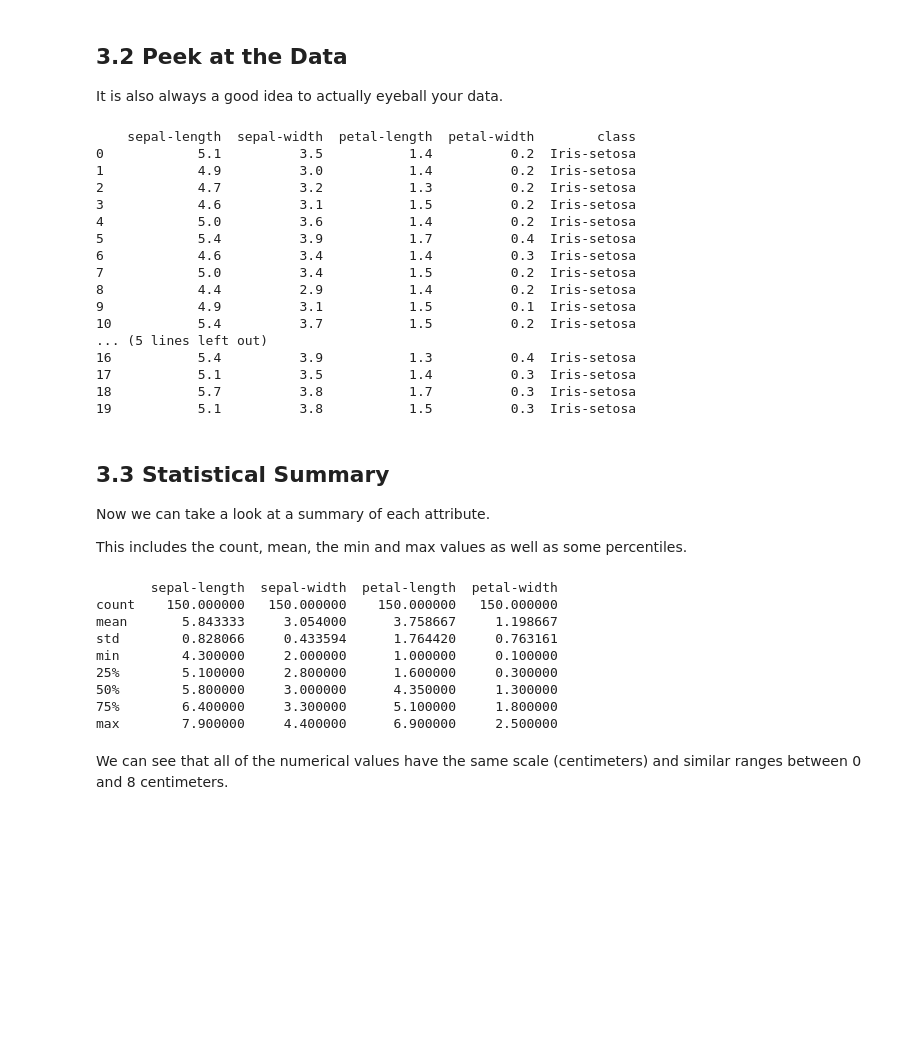
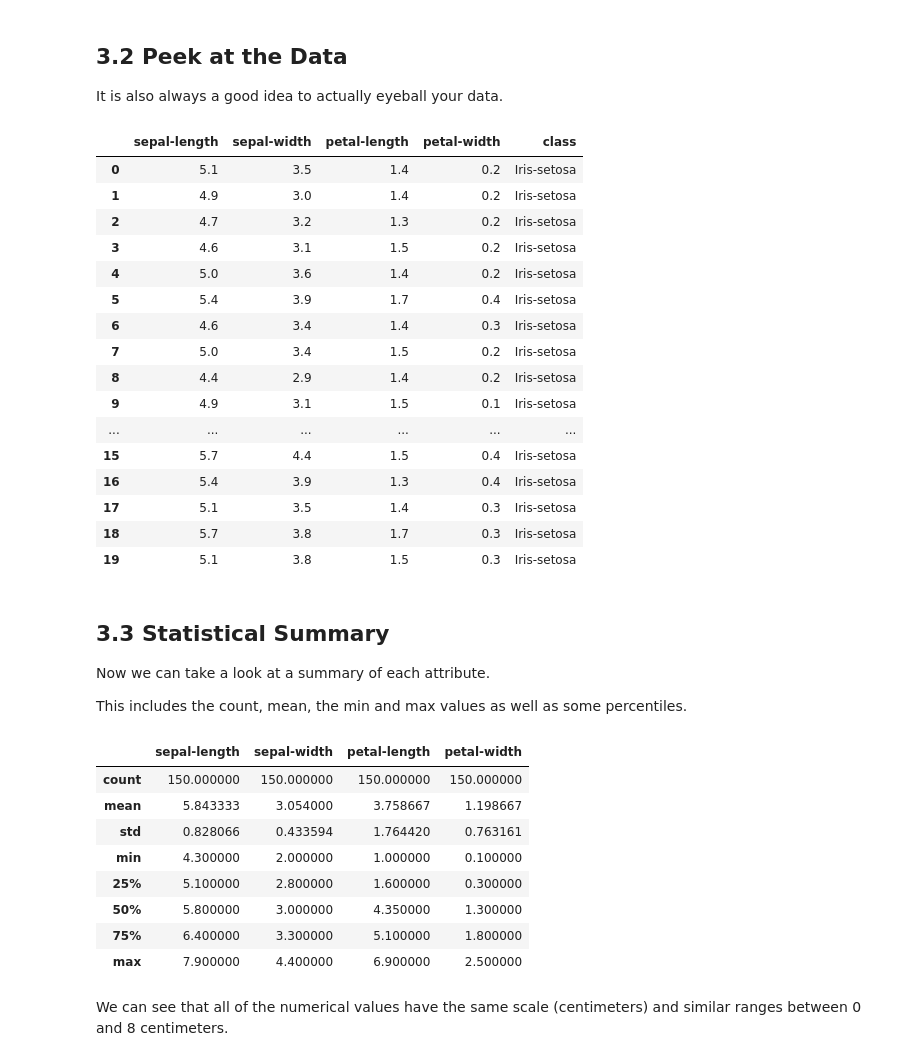
Before and after one commit to kimsiang/MuonG2, a Jupyter notebook: machineLearning/exampleML.ipynb, the cells around one changed output. Saved outputs shown, nothing was run; the diff lists cells and outputs as text; code cells hidden in the pictures; blank space fills up the shorter version.

```diff
--- a/machineLearning/exampleML.ipynb
+++ b/machineLearning/exampleML.ipynb
@@ -121,25 +113,25 @@ print(dataset.shape)
 It is also always a good idea to actually eyeball your data.
 # %%
 # head
-print(dataset.head(20))
+dataset.head(20)
 # %% [output]
-    sepal-length  sepal-width  petal-length  petal-width        class
-0            5.1          3.5           1.4          0.2  Iris-setosa
-1            4.9          3.0           1.4          0.2  Iris-setosa
-2            4.7          3.2           1.3          0.2  Iris-setosa
-3            4.6          3.1           1.5          0.2  Iris-setosa
-4            5.0          3.6           1.4          0.2  Iris-setosa
-5            5.4          3.9           1.7          0.4  Iris-setosa
-6            4.6          3.4           1.4          0.3  Iris-setosa
-7            5.0          3.4           1.5          0.2  Iris-setosa
-8            4.4          2.9           1.4          0.2  Iris-setosa
-9            4.9          3.1           1.5          0.1  Iris-setosa
-10           5.4          3.7           1.5          0.2  Iris-setosa
-... (5 lines left out)
-16           5.4          3.9           1.3          0.4  Iris-setosa
-17           5.1          3.5           1.4          0.3  Iris-setosa
-18           5.7          3.8           1.7          0.3  Iris-setosa
-19           5.1          3.8           1.5          0.3  Iris-setosa
+|  | sepal-length | sepal-width | petal-length | petal-width | class |
+| 0 | 5.1 | 3.5 | 1.4 | 0.2 | Iris-setosa |
+| 1 | 4.9 | 3.0 | 1.4 | 0.2 | Iris-setosa |
+| 2 | 4.7 | 3.2 | 1.3 | 0.2 | Iris-setosa |
+| 3 | 4.6 | 3.1 | 1.5 | 0.2 | Iris-setosa |
+| 4 | 5.0 | 3.6 | 1.4 | 0.2 | Iris-setosa |
+| 5 | 5.4 | 3.9 | 1.7 | 0.4 | Iris-setosa |
+| 6 | 4.6 | 3.4 | 1.4 | 0.3 | Iris-setosa |
+| 7 | 5.0 | 3.4 | 1.5 | 0.2 | Iris-setosa |
+| 8 | 4.4 | 2.9 | 1.4 | 0.2 | Iris-setosa |
+| 9 | 4.9 | 3.1 | 1.5 | 0.1 | Iris-setosa |
+| ... | ... | ... | ... | ... | ... |
+| 15 | 5.7 | 4.4 | 1.5 | 0.4 | Iris-setosa |
+| 16 | 5.4 | 3.9 | 1.3 | 0.4 | Iris-setosa |
+| 17 | 5.1 | 3.5 | 1.4 | 0.3 | Iris-setosa |
+| 18 | 5.7 | 3.8 | 1.7 | 0.3 | Iris-setosa |
+| 19 | 5.1 | 3.8 | 1.5 | 0.3 | Iris-setosa |
 # %% [markdown]
 ## 3.3 Statistical Summary
 
@@ -148,17 +140,17 @@ Now we can take a look at a summary of each attribute.
 This includes the count, mean, the min and max values as well as some percentiles.
 # %%
 # descriptions
-print(dataset.describe())
+dataset.describe()
 # %% [output]
-       sepal-length  sepal-width  petal-length  petal-width
-count    150.000000   150.000000    150.000000   150.000000
-mean       5.843333     3.054000      3.758667     1.198667
-std        0.828066     0.433594      1.764420     0.763161
-min        4.300000     2.000000      1.000000     0.100000
-25%        5.100000     2.800000      1.600000     0.300000
-50%        5.800000     3.000000      4.350000     1.300000
-75%        6.400000     3.300000      5.100000     1.800000
-max        7.900000     4.400000      6.900000     2.500000
+|  | sepal-length | sepal-width | petal-length | petal-width |
+| count | 150.000000 | 150.000000 | 150.000000 | 150.000000 |
+| mean | 5.843333 | 3.054000 | 3.758667 | 1.198667 |
+| std | 0.828066 | 0.433594 | 1.764420 | 0.763161 |
+| min | 4.300000 | 2.000000 | 1.000000 | 0.100000 |
+| 25% | 5.100000 | 2.800000 | 1.600000 | 0.300000 |
+| 50% | 5.800000 | 3.000000 | 4.350000 | 1.300000 |
+| 75% | 6.400000 | 3.300000 | 5.100000 | 1.800000 |
+| max | 7.900000 | 4.400000 | 6.900000 | 2.500000 |
 # %% [markdown]
 We can see that all of the numerical values have the same scale (centimeters) and similar ranges between 0 and 8 centimeters.
 # %% [markdown]
```
Also changed, not shown: parts of 13 cells of this notebook, 1 other file.
